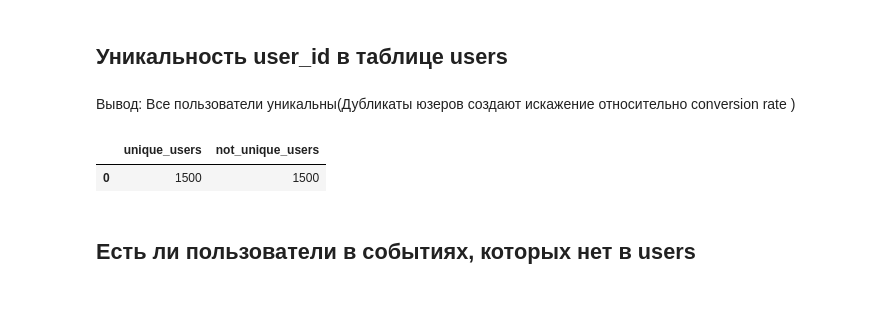
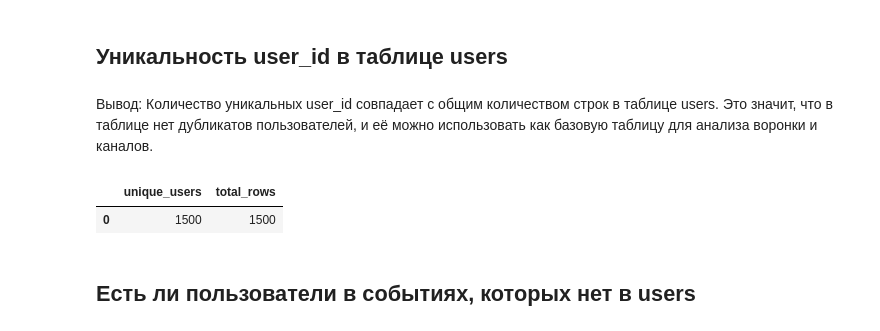
Before and after one commit to danilqwo/edtech-funnel-marketing-analysis, a Jupyter notebook: main.ipynb, the cells around one changed output. Saved outputs shown, nothing was run; the diff lists cells and outputs as text; code cells hidden in the pictures; blank space fills up the shorter version.

```diff
--- a/main.ipynb
+++ b/main.ipynb
@@ -49,17 +49,18 @@ pd.read_sql(query, conn)
 # %% [markdown]
 ## Уникальность user_id в таблице users
 # %% [markdown]
-Вывод: Все пользователи уникальны(Дубликаты юзеров создают искажение относительно conversion rate )
+Вывод: Количество уникальных user_id совпадает с общим количеством строк в таблице users. Это значит, что в таблице нет дубликатов пользователей, и её можно использовать как базовую таблицу для анализа воронки и каналов.
 # %%
 query = """
-SELECT DISTINCT COUNT(*) AS unique_users
-,(SELECT COUNT(*)  FROM users) AS not_unique_users
-FROM users
+SELECT
+    COUNT(DISTINCT user_id) AS unique_users,
+    COUNT(*) AS total_rows
+FROM users;
 
 """
 pd.read_sql(query, conn)
 # %% [output]
-|  | unique_users | not_unique_users |
+|  | unique_users | total_rows |
 | 0 | 1500 | 1500 |
 # %% [markdown]
 ## Есть ли пользователи в событиях, которых нет в users
```
Also changed, not shown: parts of 28 cells of this notebook, 7 other files.
